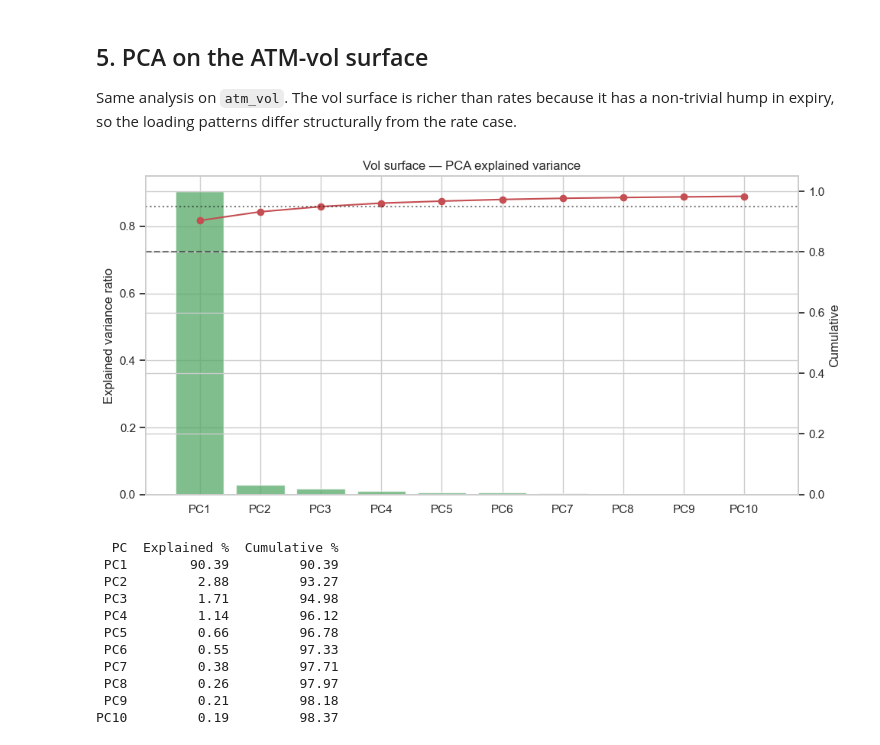
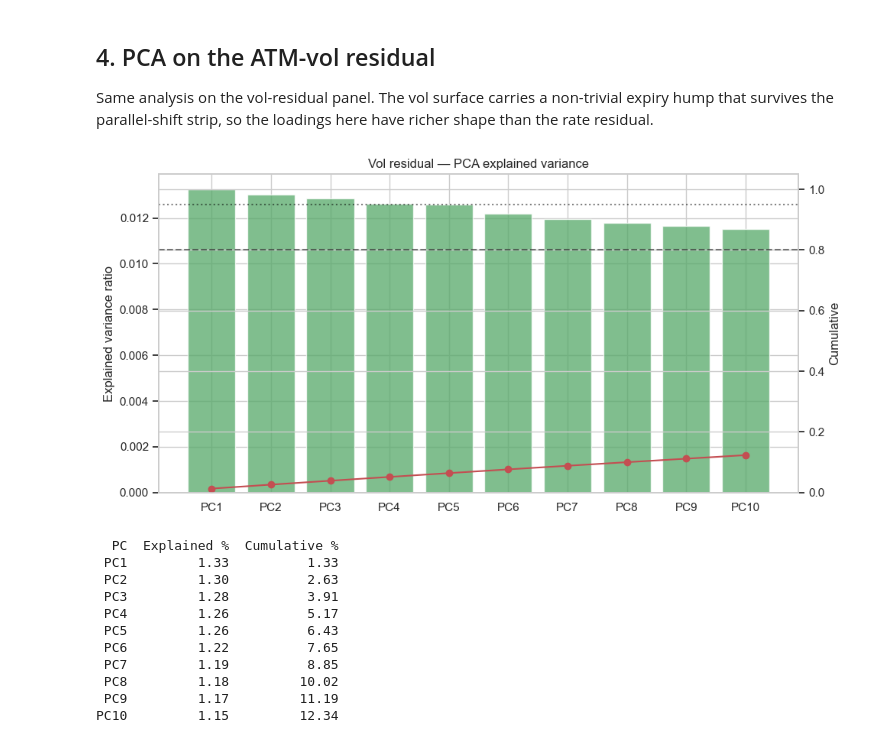
Before and after one commit to ftepqkjng-byte/rates-vol-surface, a Jupyter notebook: notebooks/pca.ipynb, the cells around one changed output. Cells and saved outputs as stored; diff of their text form; code cells hidden in the pictures.

```diff
--- a/notebooks/pca.ipynb
+++ b/notebooks/pca.ipynb
@@ -16,20 +21,15 @@ sys.path.insert(0, "..")
 import numpy as np
 import pandas as pd
 import matplotlib.pyplot as plt
-import matplotlib.patches as mpatches
 import seaborn as sns
 
-from pca import load_long, to_wide, run_pca, reconstruct, EXPIRY_LABELS, TENOR_LABELS
+from pca import run_pca, reconstruct, EXPIRY_LABELS, TENOR_LABELS
 
 sns.set_theme(style="whitegrid")
 
-tables = {name: to_wide(load_long(f"../data/mock/{name}.pkl"))
-          for name in ("rate", "atm_vol", "skew_p2", "skew_n2")}
-true_regimes = pd.read_pickle("../data/mock/true_regimes.pkl")
-REGIME_NAMES = {0: "bull_flattening", 1: "bear_steepening", 2: "range_bound"}
-REGIME_COLORS = {0: "#1f77b4", 1: "#d62728", 2: "#7f7f7f"}
+residuals = {name: pd.read_pickle(f"../data/mock/{name}_residual.pkl")
+             for name in ("rate", "atm_vol", "skew_p2", "skew_n2")}
 
-for name, wide in tables.items():
-    print(f"{name:10s}: {wide.shape}")
-print(f"true_regimes: {len(true_regimes)} days, counts {true_regimes.value_counts().to_dict()}")
+for name, r in residuals.items():
+    print(f"{name:10s}: {r.shape}")
 # %% [output]
@@ -174,44 +126,44 @@ range_bound       4.16  0.16 -0.00
 # %% [markdown]
-## 5. PCA on the ATM-vol surface
+## 4. PCA on the ATM-vol residual
 
-Same analysis on `atm_vol`. The vol surface is richer than rates
-because it has a non-trivial hump in expiry, so the loading
-patterns differ structurally from the rate case.
+Same analysis on the vol-residual panel. The vol surface carries
+a non-trivial expiry hump that survives the parallel-shift strip,
+so the loadings here have richer shape than the rate residual.
 # %%
-vol_wide = tables["atm_vol"]
-vol_scores, vol_loadings, vol_explained = run_pca(vol_wide, n_components=10, standardize=True)
+vol_residual = residuals["atm_vol"]
+vol_scores, vol_loadings, vol_explained = run_pca(vol_residual, n_components=10, standardize=True)
 
 fig, ax = plt.subplots(figsize=(10, 5))
 ax.bar(vol_explained.index, vol_explained.values, alpha=0.75, color="C2")
 ax2 = ax.twinx()
 ax2.plot(vol_explained.index, vol_explained.cumsum().values, color="C3", marker="o")
 ax2.axhline(0.80, color="black", linestyle="--", alpha=0.5)
 ax2.axhline(0.95, color="black", linestyle=":", alpha=0.5)
 ax2.set_ylim(0, 1.05)
 ax.set_ylabel("Explained variance ratio")
 ax2.set_ylabel("Cumulative")
-ax.set_title("Vol surface — PCA explained variance")
+ax.set_title("Vol residual — PCA explained variance")
 plt.tight_layout(); plt.show()
 
 vol_explained_df = pd.DataFrame({
     "PC": vol_explained.index,
     "Explained %": (vol_explained.values * 100).round(2),
     "Cumulative %": (vol_explained.cumsum().values * 100).round(2),
 })
 print(vol_explained_df.to_string(index=False))
 # %% [output]
-[figure, old version]
+[figure, new version]
   PC  Explained %  Cumulative %
- PC1        90.39         90.39
- PC2         2.88         93.27
- PC3         1.71         94.98
- PC4         1.14         96.12
- PC5         0.66         96.78
- PC6         0.55         97.33
- PC7         0.38         97.71
- PC8         0.26         97.97
- PC9         0.21         98.18
-PC10         0.19         98.37
+ PC1         1.33          1.33
+ PC2         1.30          2.63
+ PC3         1.28          3.91
+ PC4         1.26          5.17
+ PC5         1.26          6.43
+ PC6         1.22          7.65
+ PC7         1.19          8.85
+ PC8         1.18         10.02
+ PC9         1.17         11.19
+PC10         1.15         12.34
 # %%
 fig, axes = plt.subplots(1, 3, figsize=(18, 5))
 for ax, pc in zip(axes, ["PC1", "PC2", "PC3"]):
```
Also changed, not shown: parts of 30 cells of this notebook, 20 other files.
